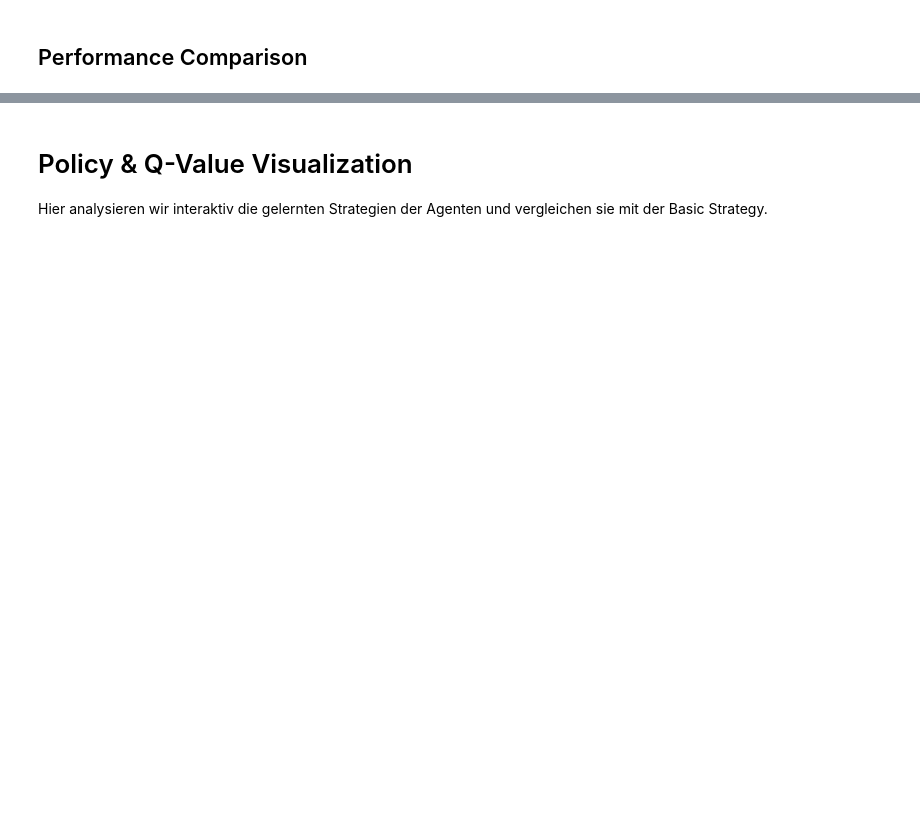
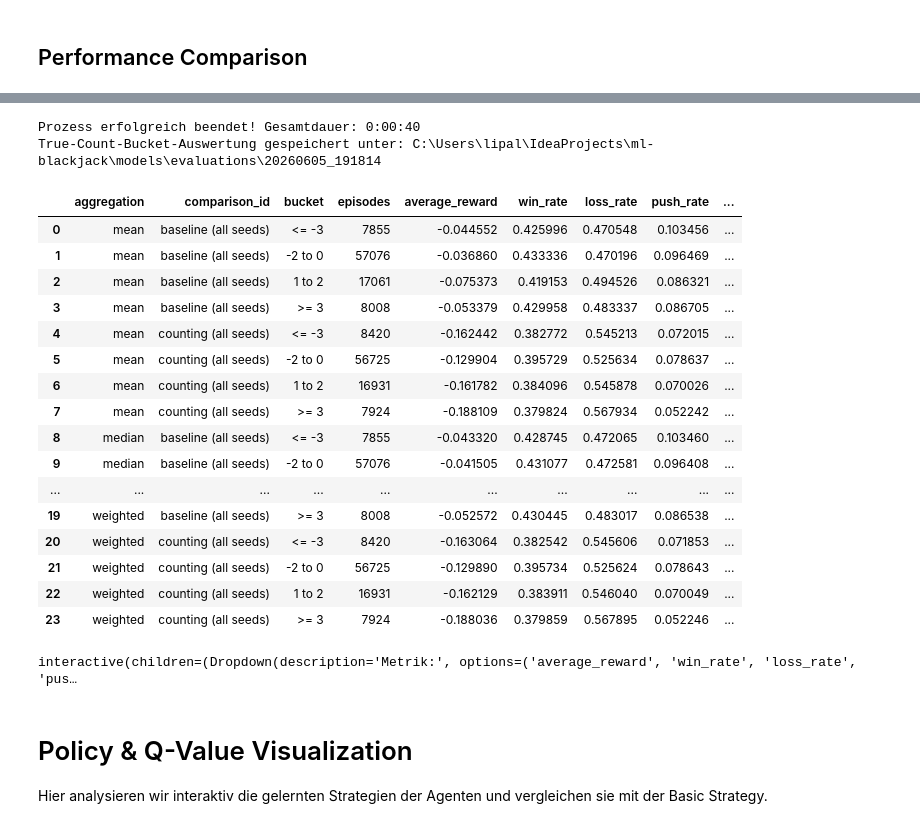
Before and after one commit to Tom-N-M/ml-blackjack, a Jupyter notebook: notebooks/01_experiment.ipynb, the cells around one changed output, grey strips where cells are left out. Drawn from its saved outputs; the diff is of its cells as text; code cells hidden in the pictures; blank space fills up the shorter version.

```diff
--- a/notebooks/01_experiment.ipynb
+++ b/notebooks/01_experiment.ipynb
@@ -724,0 +725,60 @@ Figure saved: C:\Users\lipal\IdeaProjects\ml-blackjack\images\final_evaluation_m
+# %%
+from utils.evaluation import (
+    TRUE_COUNT_BUCKET_SUMMARY_COLUMNS,
+    build_true_count_bucket_tasks,
+    create_true_count_bucket_widget,
+    evaluate_true_count_buckets_parallel,
+    prepare_true_count_bucket_reports,
+)
+
+TRUE_COUNT_BUCKETS = [
+    ("<= -3", None, -3),
+    ("-2 to 0", -2, 0),
+    ("1 to 2", 1, 2),
+    (">= 3", 3, None),
+]
+
+if "EVAL_ARTIFACT_SELECTORS" not in globals():
+    raise RuntimeError("Bitte zuerst die Evaluation-Artefakte auswählen.")
+
+bucket_tasks, bucket_agent_names = build_true_count_bucket_tasks(
+    agents=agents,
+    selected_eval_agent_func=selected_eval_agent,
+    split_agent_name_func=split_agent_name,
+    eval_task_name_func=eval_task_name,
+    baseline_state_key_func=baseline_state_key,
+    counting_state_key_func=counting_state_key,
+    eval_seeds=EVAL_SEEDS,
+    eval_episodes=EVAL_EPISODES,
+    buckets=TRUE_COUNT_BUCKETS,
+)
+
+bucket_results = run_parallel_with_dashboard(
+    worker_func=evaluate_true_count_buckets_parallel,
+    base_tasks=bucket_tasks,
+    agent_names=bucket_agent_names,
+    max_value_per_agent=EVAL_EPISODES,
+    title="True-Count-Bucket-Evaluation",
+)
+
+evaluation_dir = globals().get("EVALUATION_DIR")
+if evaluation_dir is None:
+    evaluation_dir = MODEL_DIR / "evaluations" / RUN_ID
+    evaluation_dir.mkdir(parents=True, exist_ok=True)
+    EVALUATION_DIR = evaluation_dir
+
+true_count_bucket_raw_df, true_count_bucket_summary_df, true_count_bucket_seed_df = prepare_true_count_bucket_reports(
+    bucket_results=bucket_results,
+    split_eval_task_name_func=split_eval_task_name,
+    split_agent_name_func=split_agent_name,
+    evaluation_dir=evaluation_dir,
+)
+
+print(f"True-Count-Bucket-Auswertung gespeichert unter: {evaluation_dir}")
+display(true_count_bucket_summary_df[TRUE_COUNT_BUCKET_SUMMARY_COLUMNS])
+display(create_true_count_bucket_widget(
+    summary_df=true_count_bucket_summary_df,
+    seed_df=true_count_bucket_seed_df,
+    buckets=TRUE_COUNT_BUCKETS,
+))
+# %% [output]
@@ -725,3 +787,23 @@ Figure saved: C:\Users\lipal\IdeaProjects\ml-blackjack\images\final_evaluation_m
+Prozess erfolgreich beendet! Gesamtdauer: 0:00:40
+True-Count-Bucket-Auswertung gespeichert unter: C:\Users\lipal\IdeaProjects\ml-blackjack\models\evaluations\20260605_191814
+|  | aggregation | comparison_id | bucket | episodes | average_reward | win_rate | loss_rate | push_rate | ... |
+| 0 | mean | baseline (all seeds) | <= -3 | 7855 | -0.044552 | 0.425996 | 0.470548 | 0.103456 | ... |
+| 1 | mean | baseline (all seeds) | -2 to 0 | 57076 | -0.036860 | 0.433336 | 0.470196 | 0.096469 | ... |
+| 2 | mean | baseline (all seeds) | 1 to 2 | 17061 | -0.075373 | 0.419153 | 0.494526 | 0.086321 | ... |
+| 3 | mean | baseline (all seeds) | >= 3 | 8008 | -0.053379 | 0.429958 | 0.483337 | 0.086705 | ... |
+| 4 | mean | counting (all seeds) | <= -3 | 8420 | -0.162442 | 0.382772 | 0.545213 | 0.072015 | ... |
+| 5 | mean | counting (all seeds) | -2 to 0 | 56725 | -0.129904 | 0.395729 | 0.525634 | 0.078637 | ... |
+| 6 | mean | counting (all seeds) | 1 to 2 | 16931 | -0.161782 | 0.384096 | 0.545878 | 0.070026 | ... |
+| 7 | mean | counting (all seeds) | >= 3 | 7924 | -0.188109 | 0.379824 | 0.567934 | 0.052242 | ... |
+| 8 | median | baseline (all seeds) | <= -3 | 7855 | -0.043320 | 0.428745 | 0.472065 | 0.103460 | ... |
+| 9 | median | baseline (all seeds) | -2 to 0 | 57076 | -0.041505 | 0.431077 | 0.472581 | 0.096408 | ... |
+| ... | ... | ... | ... | ... | ... | ... | ... | ... | ... |
+| 19 | weighted | baseline (all seeds) | >= 3 | 8008 | -0.052572 | 0.430445 | 0.483017 | 0.086538 | ... |
+| 20 | weighted | counting (all seeds) | <= -3 | 8420 | -0.163064 | 0.382542 | 0.545606 | 0.071853 | ... |
+| 21 | weighted | counting (all seeds) | -2 to 0 | 56725 | -0.129890 | 0.395734 | 0.525624 | 0.078643 | ... |
+| 22 | weighted | counting (all seeds) | 1 to 2 | 16931 | -0.162129 | 0.383911 | 0.546040 | 0.070049 | ... |
+| 23 | weighted | counting (all seeds) | >= 3 | 7924 | -0.188036 | 0.379859 | 0.567895 | 0.052246 | ... |
+interactive(children=(Dropdown(description='Metrik:', options=('average_reward', 'win_rate', 'loss_rate', 'pus…
 # %% [markdown]
 # Policy & Q-Value Visualization
 Hier analysieren wir interaktiv die gelernten Strategien der Agenten und vergleichen sie mit der Basic Strategy.
```
Also changed, not shown: parts of 9 cells of this notebook, 1 other file.
